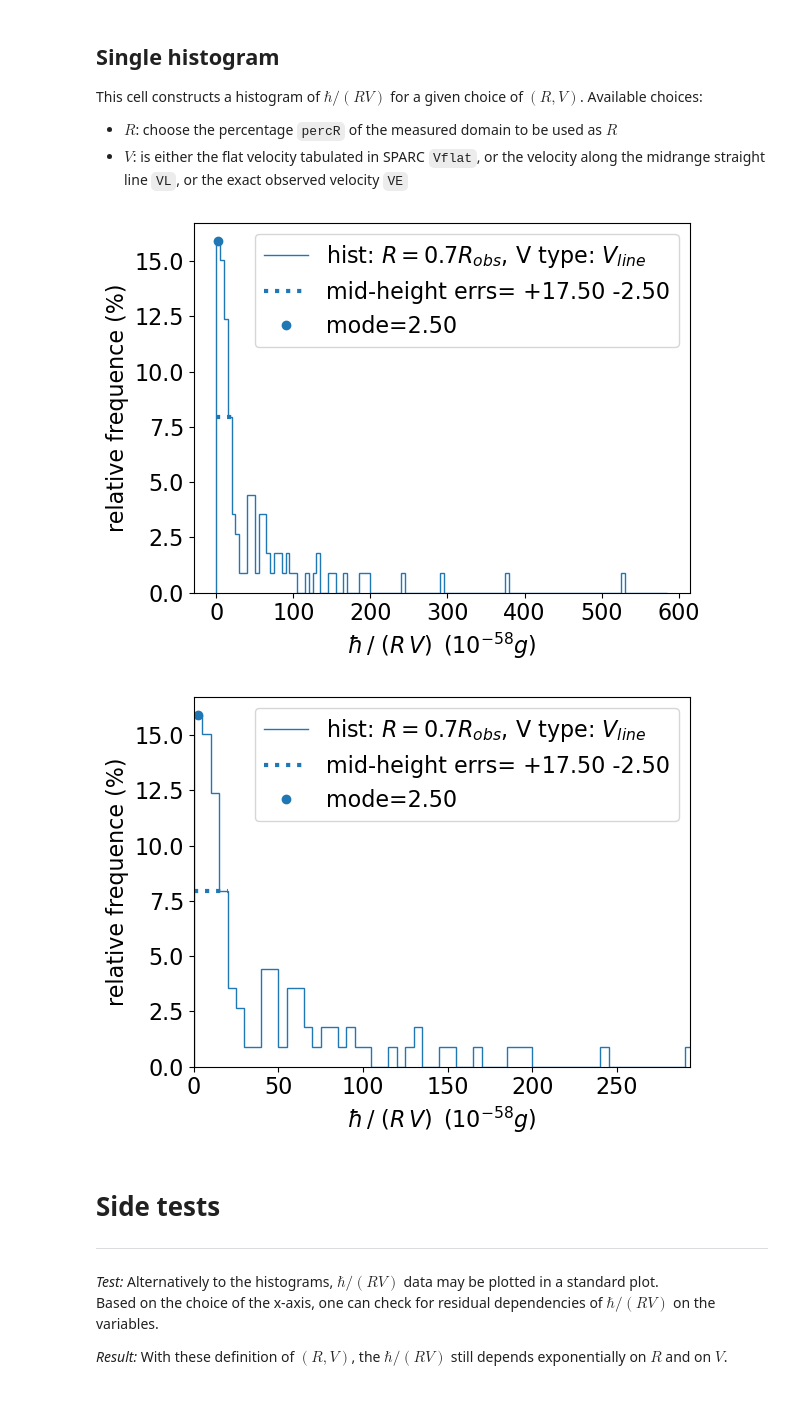
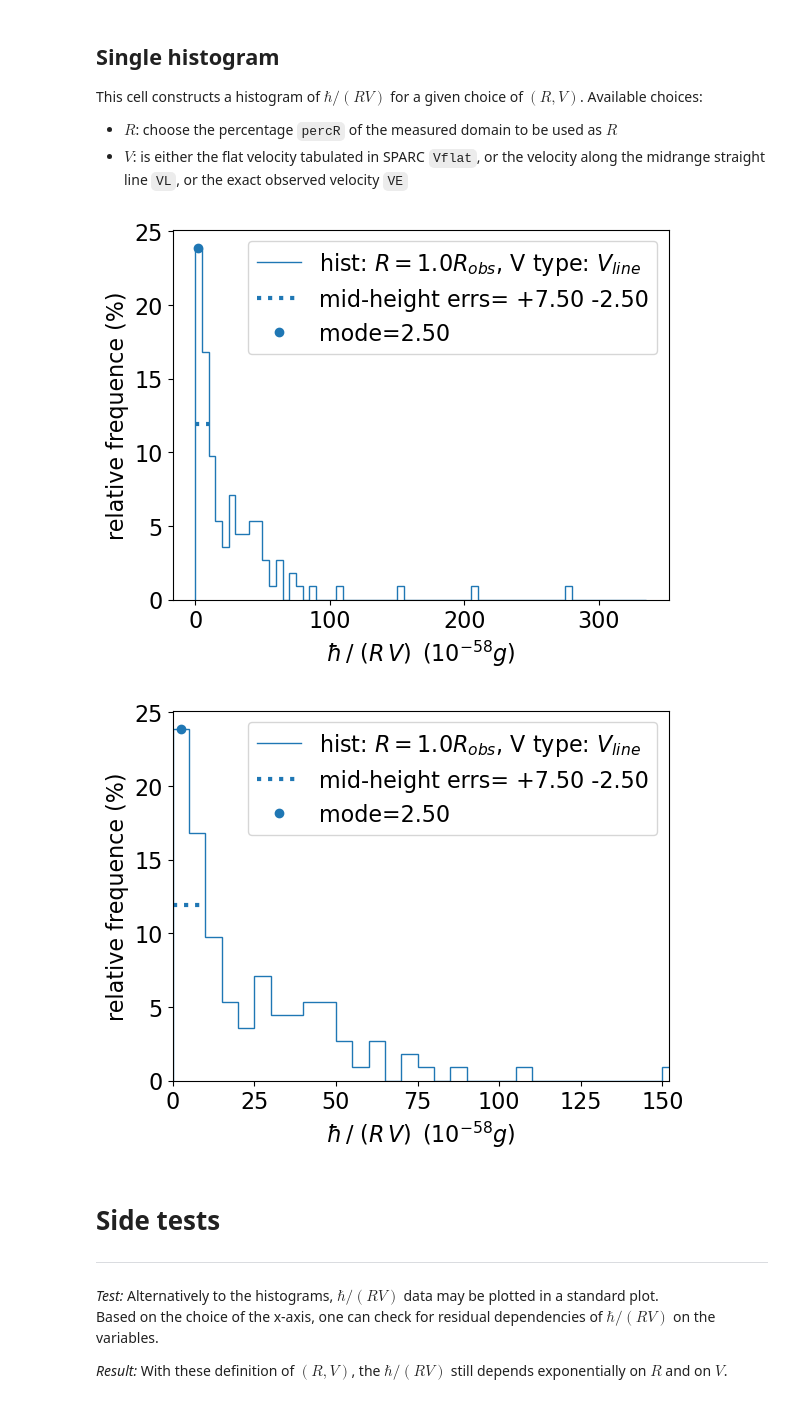
Before and after one commit to GaiaMarangon/PhD-SPARC_analysis, a Jupyter notebook: sparcRVelements.ipynb, the cells around one changed output. Saved outputs shown, nothing was run; the diff lists cells and outputs as text; code cells hidden in the pictures.

```diff
--- a/sparcRVelements.ipynb
+++ b/sparcRVelements.ipynb
@@ -316,7 +316,7 @@ This cell constructs a histogram of $\hbar/(RV)$ for a given choice of $(R,V)$.
 - $V$: is either the flat velocity tabulated in SPARC `Vflat`, or the velocity along the midrange straight line `VL`, or the exact observed velocity `VE`
 # %%
 #parameters - select reference R,V
-percR = 0.7
+percR = 1.0
 typeV = "VL"
 #graphical parameters
 col = "tab:blue"
@@ -365,43 +365,46 @@ else:
 hbar = 1.0546 #10^-27 g cm^2 /s
 hRV_list = hbar/(R_list*V_list) *100000/ee.PC #10^-58 g
 
+#create output directories, if needed
+os.makedirs(dirOut, exist_ok=True)
+
 # HISTOGRAMS
 #define histogram
 m_bins = np.arange(0,np.max(hRV_list)+1,5)
 counts, _ = np.histogram(hRV_list,bins=m_bins,weights=np.ones(len(hRV_list))/len(hRV_list)*100)
 #histogram elements (mode, mid-height error)
 maxCount = np.max(counts)
 point_maxCount = ( m_bins[np.argmax(counts)]+ m_bins[np.argmax(counts)+1] )/2
 idx_midCount = np.where(counts>=maxCount/2)[0]
 edges_midCount = np.array([m_bins[idx_midCount[0]],m_bins[idx_midCount[-1]+1]])
 errLeft  =   point_maxCount - edges_midCount[0]
 errRight = - point_maxCount + edges_midCount[1]
 #plot histogram
 plt.figure()
 plt.stairs(counts, m_bins,color=col,label="hist: "+labelR+", "+labelV)
 plt.plot(edges_midCount,np.array([maxCount/2,maxCount/2]),color=col,linestyle=":",label=f"mid-height errs= +{errRight:.2f} -{errLeft:.2f}")
 plt.plot(point_maxCount,maxCount,'o',color=col,label=f"mode={point_maxCount:.2f}")
 plt.xlabel(f"$\hbar \,/\,\, (R\, V) \,\,\,( 10^{{-58}} g)$")
 plt.ylabel(f"relative frequence (%)")
 plt.legend()
 #save plot
 figpath = os.path.join(dirOut,nameOut_hist)
-plt.savefig(figpath,dpi=300)
+plt.savefig(figpath,dpi=300, bbox_inches='tight')
 #magnified histogram
 plt.figure()
 plt.stairs(counts, m_bins,color=col,label="hist: "+labelR+", "+labelV)
 plt.plot(edges_midCount,np.array([maxCount/2,maxCount/2]),color=col,linestyle=":",label=f"mid-height errs= +{errRight:.2f} -{errLeft:.2f}")
 plt.plot(point_maxCount,maxCount,'o',color=col,label=f"mode={point_maxCount:.2f}")
 plt.xlabel(f"$\hbar \,/\,\, (R\, V) \,\,\,( 10^{{-58}} g)$")
 plt.ylabel(f"relative frequence (%)")
 plt.legend()
 plt.xlim((0,sorted(hRV_list)[-4]))
 #save plot
 figpath = os.path.join(dirOut,nameOut_histZoomed)
-plt.savefig(figpath,dpi=300)
+plt.savefig(figpath,dpi=300, bbox_inches='tight')
 # %% [output]
-[figure, old version]
+[figure, new version]
-[figure, old version]
+[figure, new version]
 # %% [markdown]
 # Side tests
 ---
```
Also changed, not shown: parts of 2 cells of this notebook.
